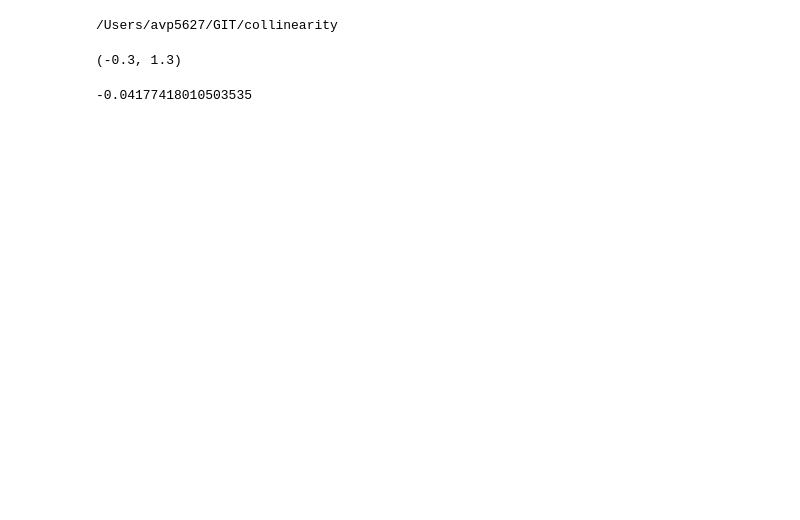
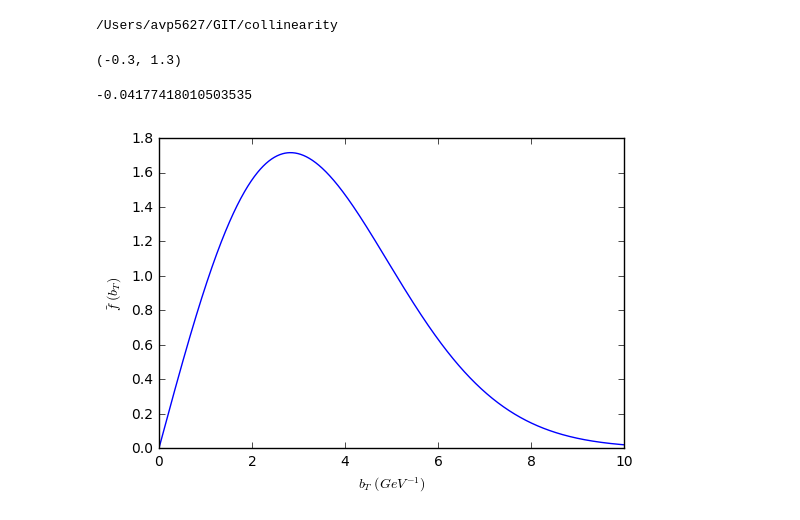
Before and after one commit to prokudin/collinearity, a Jupyter notebook: notebooks/tmd_shape.ipynb, the cells around one changed output. Drawn from its saved outputs; the diff is of its cells as text; code cells hidden in the pictures; blank space fills up the shorter version.

```diff
--- a/notebooks/tmd_shape.ipynb
+++ b/notebooks/tmd_shape.ipynb
@@ -32,12 +32,15 @@ GK().get_pertsud(2.)
 # %% [output]
 -0.04177418010503535
 # %%
-bt = np.arange(0,15,0.01)
+bt = np.arange(0,10,0.01)
 tmd = bt * np.exp(-bt * bt * 0.25 /4)
 fig, ax = plt.subplots()
 ax.plot(bt,tmd,"-")
-ax.set_xlabel(r"$b_T \;  GeV^{-1}$")
+ax.set_xlabel(r"$b_T \;  (GeV^{-1})$")
 ax.set_ylabel(r"$ \~{f}\; (b_T)$")
+plt.savefig("../Figs/tmd_shape.pdf")
+# %% [output]
+[figure, added]
 # %%
 from scipy.special import j0 as j0
 bt = np.arange(0,15,0.01)
```
Also changed, not shown: parts of 1 cell of this notebook, 2 other files.
